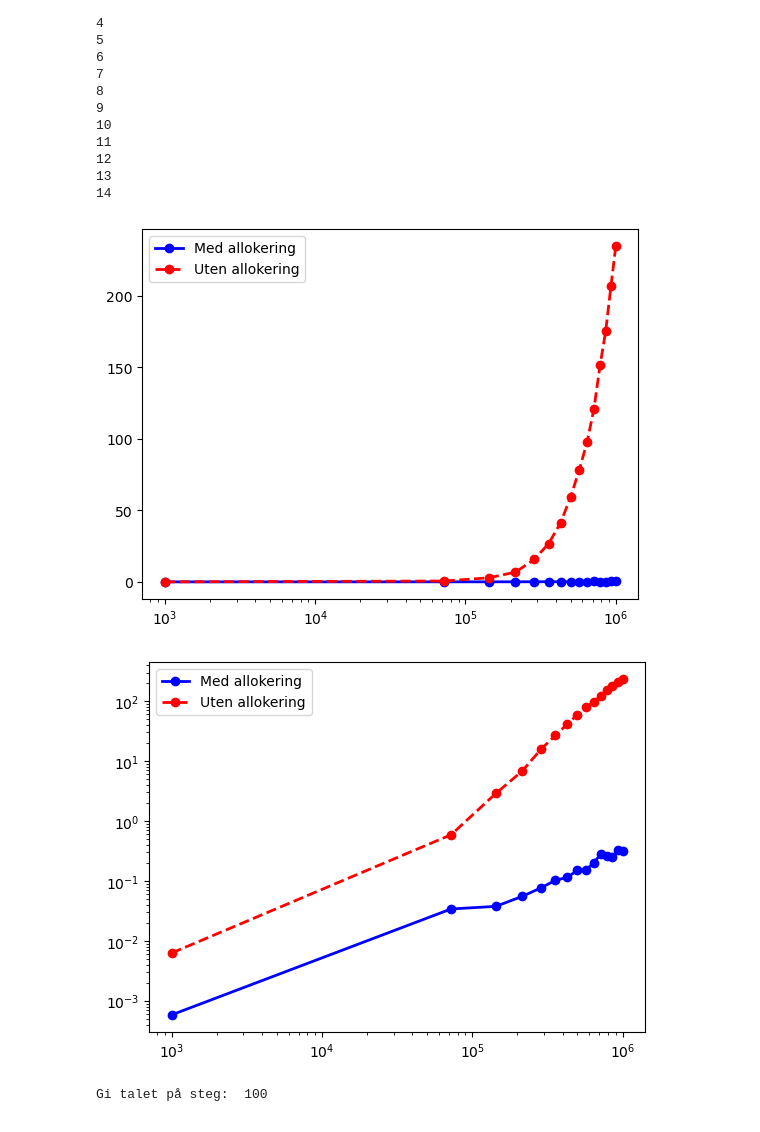
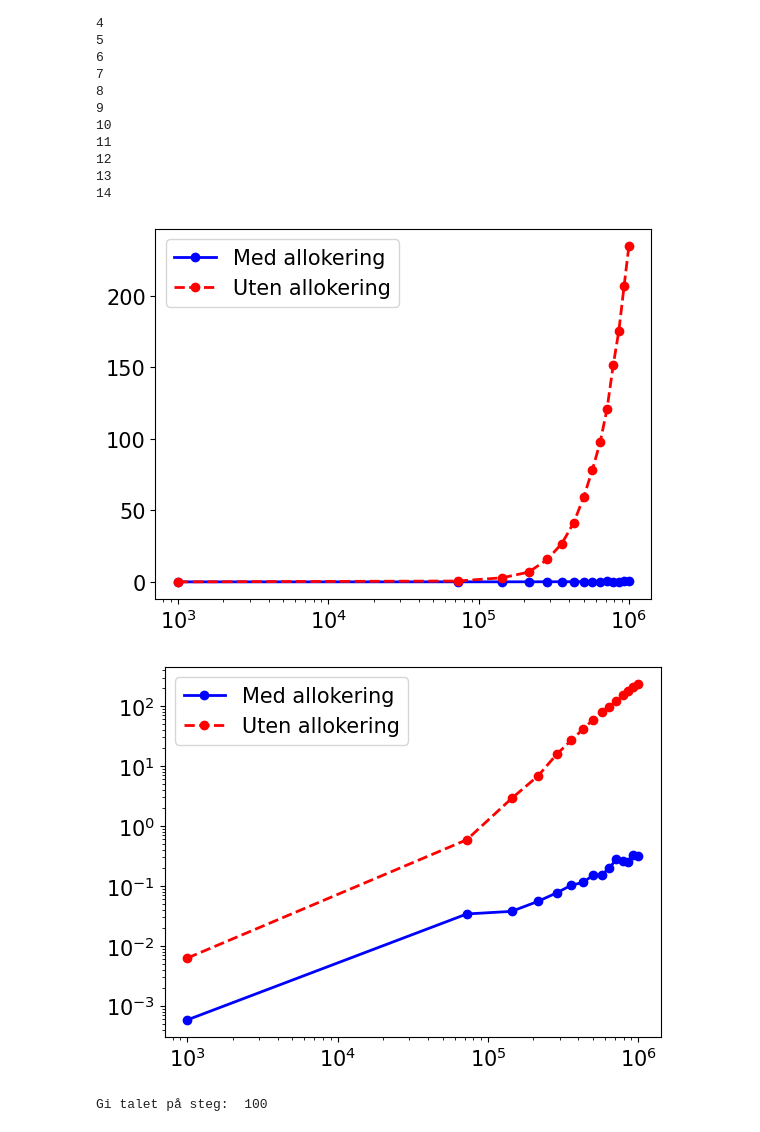
Before and after one commit to nummet/nummet, a Jupyter notebook: Kap_11_Eulers_metode/Eulers_metode_Python.ipynb, the cells around one changed output. Drawn from its saved outputs; the diff is of its cells as text; code cells hidden in the pictures.

```diff
--- a/Kap_11_Eulers_metode/Eulers_metode_Python.ipynb
+++ b/Kap_11_Eulers_metode/Eulers_metode_Python.ipynb
@@ -169,23 +169,27 @@ for k, N in enumerate(N_vektor):
 13
 14
 # %%
+plt.rcParams.update({'font.size': 15})
+
 plt.semilogx(N_vektor, med_tid, 'bo-',
          linewidth=2, label='Med allokering')
 plt.semilogx(N_vektor, uten_tid, 'ro--',
          linewidth=2, label='Uten allokering')
 #plt.ticklabel_format(useMathText=True)
 plt.legend()
+plt.savefig("AllokeringVsNoneSemilog.pdf", bbox_inches="tight")
 plt.show()
 
 plt.loglog(N_vektor, med_tid, 'bo-',
          linewidth=2, label='Med allokering')
 plt.loglog(N_vektor, uten_tid, 'ro--',
          linewidth=2, label='Uten allokering')
 plt.legend()
+plt.savefig("AllokeringVsNoneLogLog.pdf", bbox_inches="tight")
 plt.show()
 # %% [output]
-[figure, old version]
+[figure, new version]
-[figure, old version]
+[figure, new version]
 # %%
 # EulersMetFaerrePkt.m
 
```
Also changed, not shown: 1 other file.
